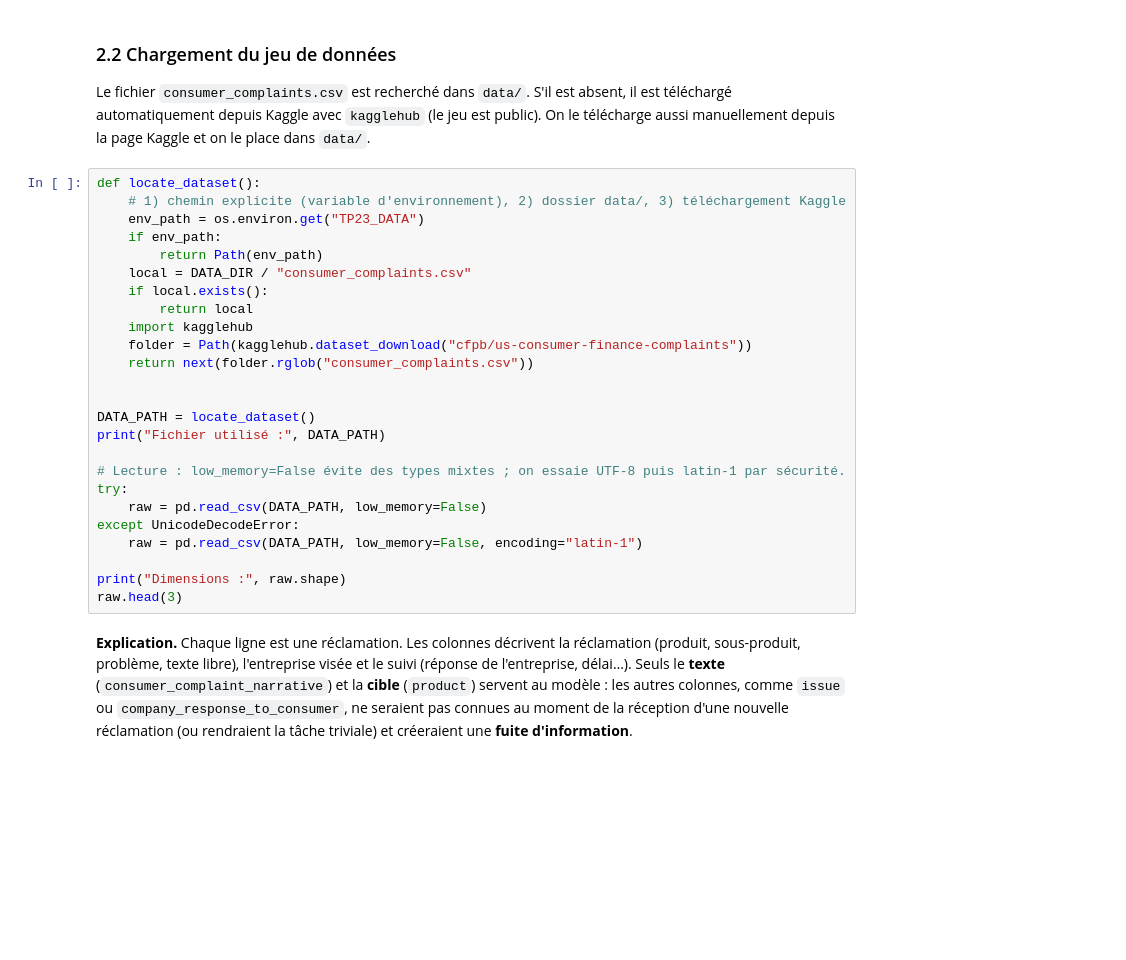
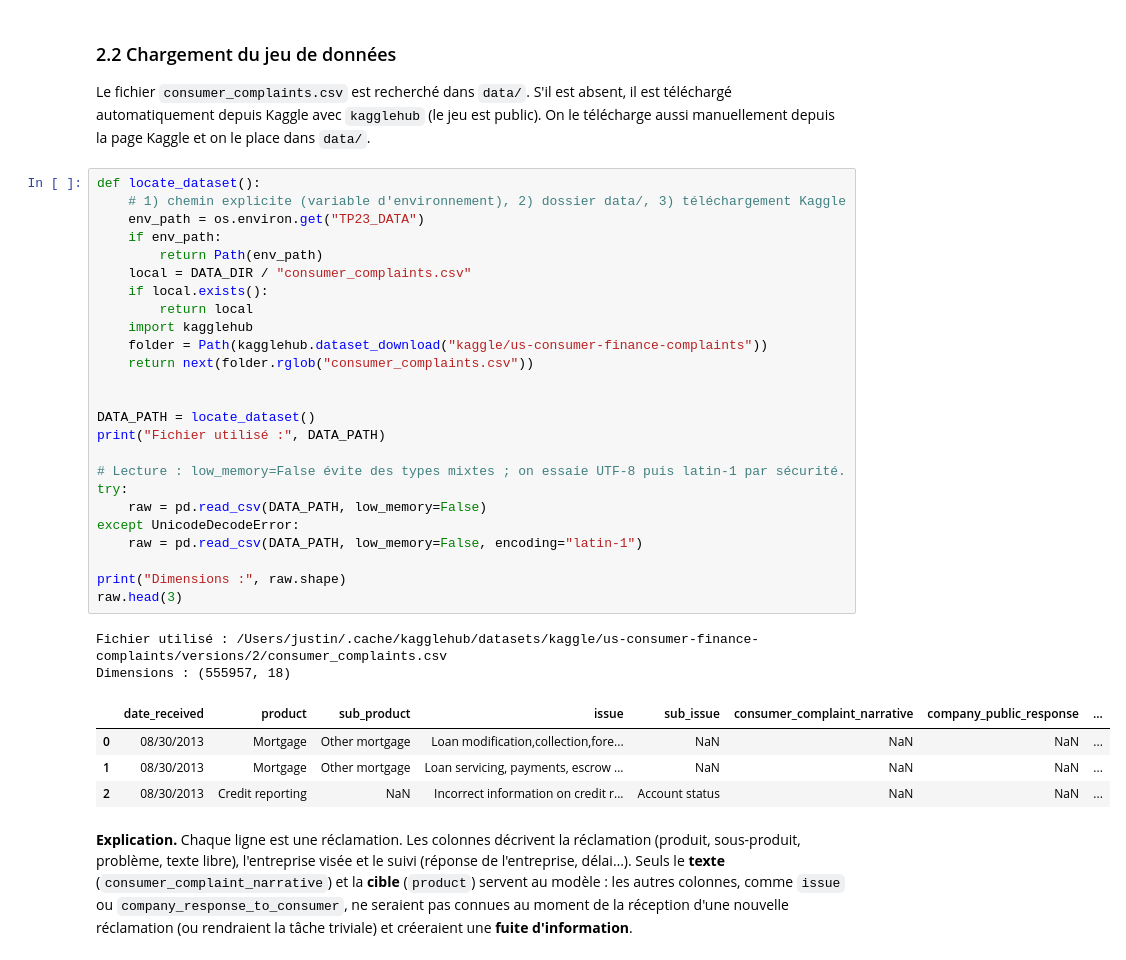
Before and after one commit to justhein/tp_nlp_ing5, a Jupyter notebook: tp2_3/TP2_3_classification_reclamations.ipynb, the cells around one changed output. Drawn from its saved outputs; the diff is of its cells as text; blank space fills up the shorter version.

```diff
--- a/tp2_3/TP2_3_classification_reclamations.ipynb
+++ b/tp2_3/TP2_3_classification_reclamations.ipynb
@@ -139,28 +139,35 @@ la page Kaggle et on le place dans `data/`.
 # %%
 def locate_dataset():
     # 1) chemin explicite (variable d'environnement), 2) dossier data/, 3) téléchargement Kaggle
     env_path = os.environ.get("TP23_DATA")
     if env_path:
         return Path(env_path)
     local = DATA_DIR / "consumer_complaints.csv"
     if local.exists():
         return local
     import kagglehub
-    folder = Path(kagglehub.dataset_download("cfpb/us-consumer-finance-complaints"))
+    folder = Path(kagglehub.dataset_download("kaggle/us-consumer-finance-complaints"))
     return next(folder.rglob("consumer_complaints.csv"))
 
 
 DATA_PATH = locate_dataset()
 print("Fichier utilisé :", DATA_PATH)
 
 # Lecture : low_memory=False évite des types mixtes ; on essaie UTF-8 puis latin-1 par sécurité.
 try:
     raw = pd.read_csv(DATA_PATH, low_memory=False)
 except UnicodeDecodeError:
     raw = pd.read_csv(DATA_PATH, low_memory=False, encoding="latin-1")
 
 print("Dimensions :", raw.shape)
 raw.head(3)
+# %% [output]
+Fichier utilisé : /Users/justin/.cache/kagglehub/datasets/kaggle/us-consumer-finance-complaints/versions/2/consumer_complaints.csv
+Dimensions : (555957, 18)
+|  | date_received | product | sub_product | issue | sub_issue | consumer_complaint_narrative | company_public_response | ... |
+| 0 | 08/30/2013 | Mortgage | Other mortgage | Loan modification,collection,fore... | NaN | NaN | NaN | ... |
+| 1 | 08/30/2013 | Mortgage | Other mortgage | Loan servicing, payments, escrow ... | NaN | NaN | NaN | ... |
+| 2 | 08/30/2013 | Credit reporting | NaN | Incorrect information on credit r... | Account status | NaN | NaN | ... |
 # %% [markdown]
 **Explication.** Chaque ligne est une réclamation. Les colonnes décrivent la réclamation (produit, sous-produit,
 problème, texte libre), l'entreprise visée et le suivi (réponse de l'entreprise, délai…). Seuls le **texte**
```
Also changed, not shown: parts of 42 cells of this notebook, 2 other files.
